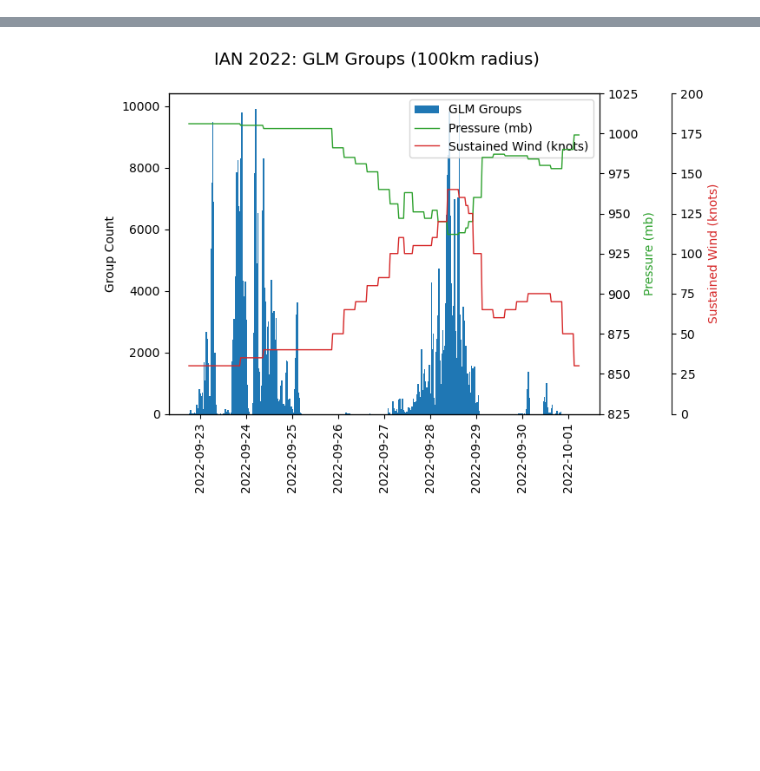
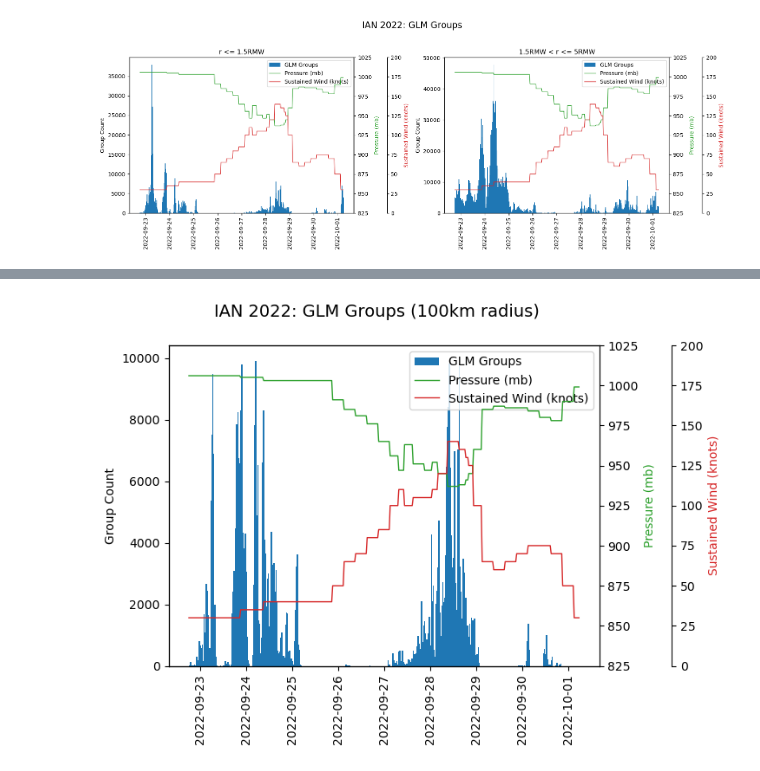
Before and after one commit to ajmell7/category-v, a Jupyter notebook: histogram_plotting.ipynb, the cells around one changed output, grey strips where cells are left out. Cells and saved outputs as stored; diff of their text form; code cells hidden in the pictures; blank space fills up the shorter version.

Commit message:
Add code to plot histograms using RMW

```diff
--- a/histogram_plotting.ipynb
+++ b/histogram_plotting.ipynb
@@ -21,0 +25,3 @@ best_track_df = pd.read_csv(f'data/storms/{hurricane_name}_{hurricane_year}/hurr
+# %%
+hurricane_name = "IAN"
+hurricane_code, hurricane_year, glm_df, best_track_df = pull_hurricane_data(hurricane_name)
@@ -25,9 +62,24 @@ radius = 100
 bin_times = get_hurricane_bin_midpoint_times(hurricane_code, region="atl", time_interval=30)
 bin_starts = get_hurricane_bin_start_times(hurricane_code, region="atl", time_interval=30)
 bin_ends = get_hurricane_bin_end_times(hurricane_code, region="atl", time_interval=30)
+# %%
+def nautical_miles_to_meters(nautical_miles):
+    """
+    Converts a distance in nautical miles to meters.
+
+    Args:
+        nautical_miles (float or int): The distance in nautical miles.
+
+    Returns:
+        float: The equivalent distance in meters.
+    """
+    conversion_factor = 1852
+    meters = nautical_miles * conversion_factor
+    return meters
 # %%
 # Get lightning group counts for each bin of histogram
-lightning_hist = []
+lightning_groups_inner_core = []
+lightning_groups_outer_core = []
 
 for idx in range(len(bin_times)):
     bin_time = bin_times[idx]
@@ -36,14 +88,23 @@ for idx in range(len(bin_times)):
     bin_end = bin_ends[idx]
 
     try:
+        # get RMW at bin time
+        rmw_nautical = best_track_df[best_track_df['Timestamp'] == bin_time]['Radius of Maximum Winds'].values[0]
+        rmw_meters = nautical_miles_to_meters(rmw_nautical)
+        inner_core_filter = 1.5*rmw_meters
+        outer_core_filter = 5*rmw_meters
         # filter bin time
         filter_glm_data = glm_df[(glm_df["Group Time"] >= bin_start) & (glm_df["Group Time"] < bin_end)]
         # filter data to only include lightning within 400 km of hurricane center
-        filter_glm_data = filter_glm_data[filter_glm_data["Distance From Hurricane Center (m)"] < 100000]
-        num_groups = len(filter_glm_data)
+        filter_glm_data_inner_core = filter_glm_data[filter_glm_data["Distance From Hurricane Center (m)"] <= inner_core_filter]
+        filter_glm_data_outer_core = filter_glm_data[(filter_glm_data["Distance From Hurricane Center (m)"] > inner_core_filter) & (filter_glm_data["Distance From Hurricane Center (m)"] <= outer_core_filter)]
+        num_groups_inner_core = len(filter_glm_data_inner_core)
+        num_groups_outer_core = len(filter_glm_data_outer_core)
         #print(num_groups)
-        lightning_hist.append([bin_time,num_groups])
+        lightning_groups_inner_core.append([bin_time,num_groups_inner_core])
+        lightning_groups_outer_core.append([bin_time,num_groups_outer_core])
     except:
         print('No Lightning')
 
-lightning_df = pd.DataFrame(lightning_hist, columns=["time", "groups"])
+lightning_groups_inner_core_df = pd.DataFrame(lightning_groups_inner_core, columns=["time", "groups"])
+lightning_groups_outer_core_df = pd.DataFrame(lightning_groups_outer_core, columns=["time", "groups"])
@@ -49,0 +171,4 @@ lightning_df = pd.DataFrame(lightning_hist, columns=["time", "groups"])
+# %%
+create_histogram(lightning_groups_inner_core_df,lightning_groups_outer_core_df,best_track_df,hurricane_name,hurricane_year)
+# %% [output]
+[figure, added]
```
Also changed, not shown: parts of 9 cells of this notebook, 1 other file.
